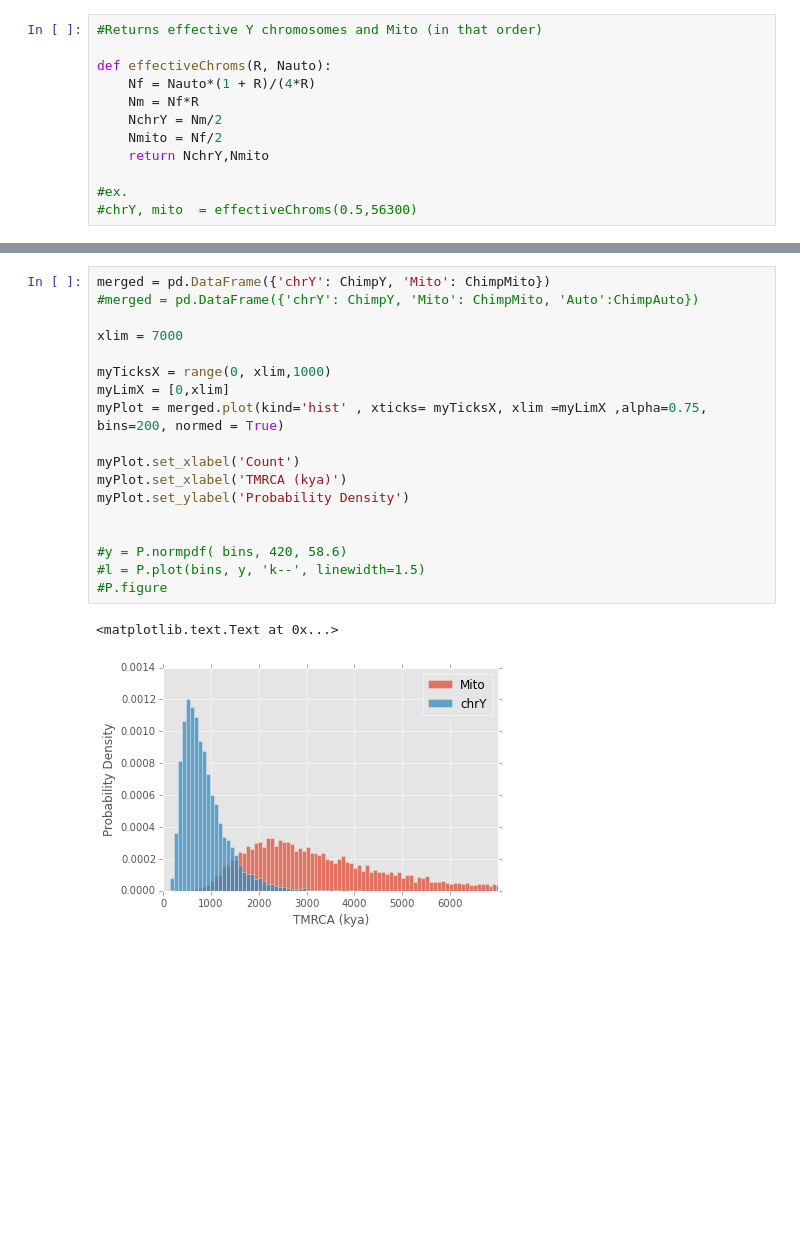
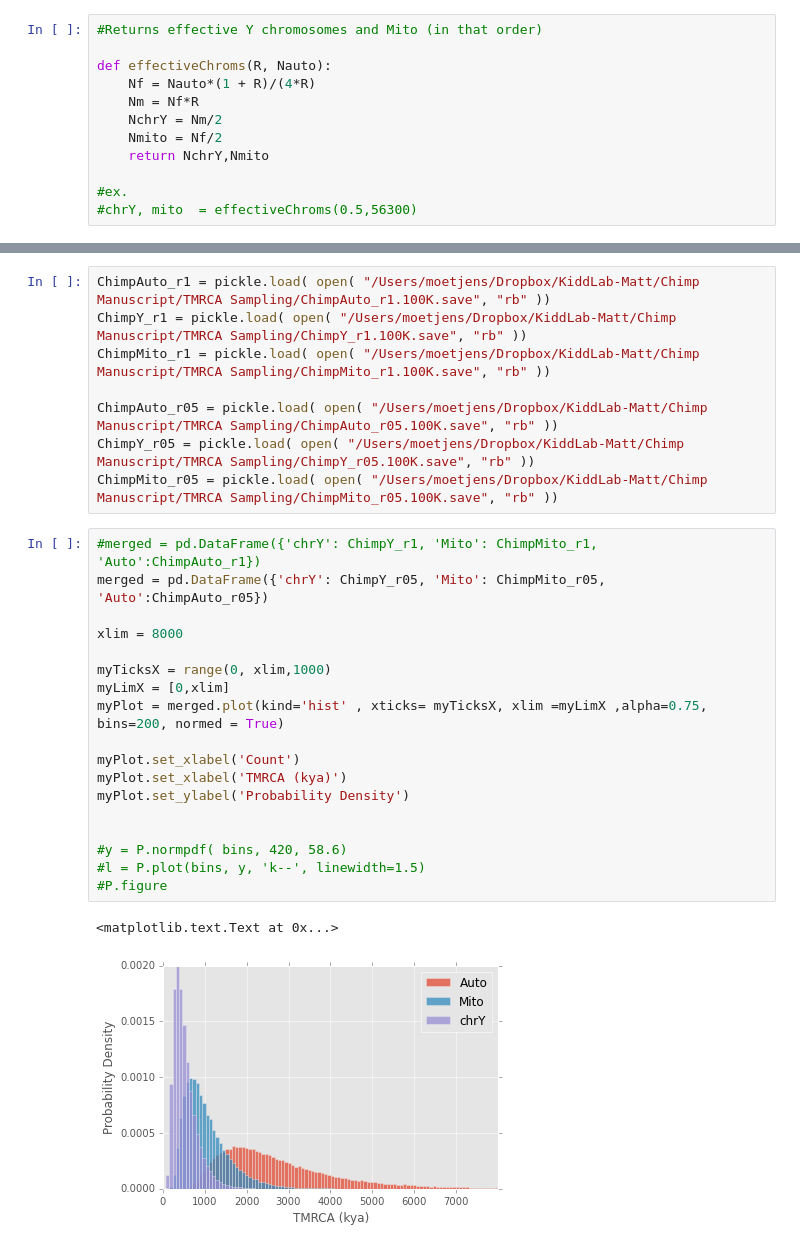
Before and after one commit to moetjens/ChimpY, a Jupyter notebook: TMRCA_Distribution.ipynb, the cells around one changed output, grey strips where cells are left out. Cells and saved outputs as stored; diff of their text form; blank space fills up the shorter version.

```diff
--- a/TMRCA_Distribution.ipynb
+++ b/TMRCA_Distribution.ipynb
@@ -84,21 +100,29 @@ ChimpMito = DistTMRCA(10000, Nmito, 25)
+# %%
+ChimpAuto_r1 = pickle.load( open( "/Users/moetjens/Dropbox/KiddLab-Matt/Chimp Manuscript/TMRCA Sampling/ChimpAuto_r1.100K.save", "rb" ))
+ChimpY_r1 = pickle.load( open( "/Users/moetjens/Dropbox/KiddLab-Matt/Chimp Manuscript/TMRCA Sampling/ChimpY_r1.100K.save", "rb" ))
+ChimpMito_r1 = pickle.load( open( "/Users/moetjens/Dropbox/KiddLab-Matt/Chimp Manuscript/TMRCA Sampling/ChimpMito_r1.100K.save", "rb" ))
+
+ChimpAuto_r05 = pickle.load( open( "/Users/moetjens/Dropbox/KiddLab-Matt/Chimp Manuscript/TMRCA Sampling/ChimpAuto_r05.100K.save", "rb" ))
+ChimpY_r05 = pickle.load( open( "/Users/moetjens/Dropbox/KiddLab-Matt/Chimp Manuscript/TMRCA Sampling/ChimpY_r05.100K.save", "rb" ))
+ChimpMito_r05 = pickle.load( open( "/Users/moetjens/Dropbox/KiddLab-Matt/Chimp Manuscript/TMRCA Sampling/ChimpMito_r05.100K.save", "rb" ))
 # %%
-merged = pd.DataFrame({'chrY': ChimpY, 'Mito': ChimpMito})
-#merged = pd.DataFrame({'chrY': ChimpY, 'Mito': ChimpMito, 'Auto':ChimpAuto})
+#merged = pd.DataFrame({'chrY': ChimpY_r1, 'Mito': ChimpMito_r1, 'Auto':ChimpAuto_r1})
+merged = pd.DataFrame({'chrY': ChimpY_r05, 'Mito': ChimpMito_r05, 'Auto':ChimpAuto_r05})
 
-xlim = 7000
+xlim = 8000
 
 myTicksX = range(0, xlim,1000)
 myLimX = [0,xlim]
 myPlot = merged.plot(kind='hist' , xticks= myTicksX, xlim =myLimX ,alpha=0.75, bins=200, normed = True)
 
 myPlot.set_xlabel('Count')
 myPlot.set_xlabel('TMRCA (kya)')
 myPlot.set_ylabel('Probability Density')
 
 
 #y = P.normpdf( bins, 420, 58.6)
 #l = P.plot(bins, y, 'k--', linewidth=1.5)
 #P.figure
 # %% [output]
 <matplotlib.text.Text at 0x...>
-[figure, old version]
+[figure, new version]
```
Also changed, not shown: parts of 10 cells of this notebook.
